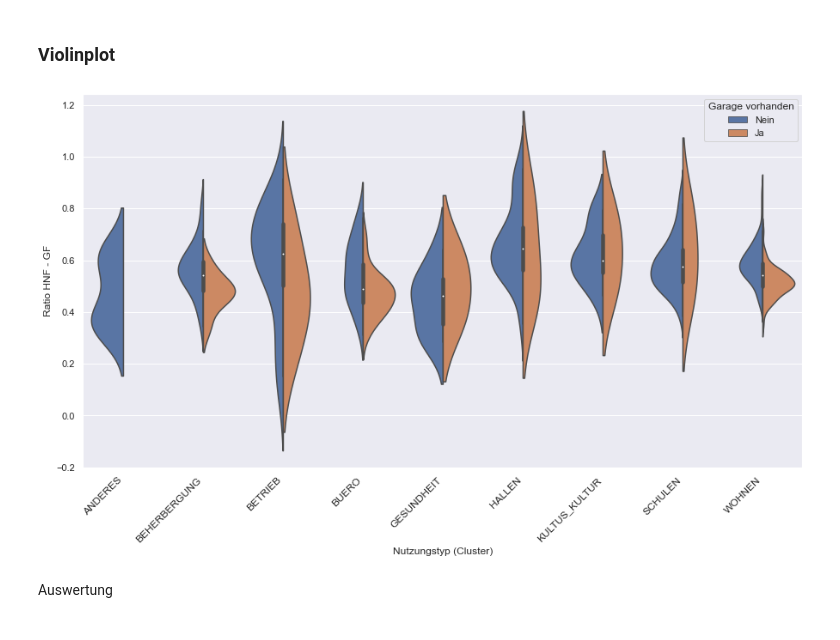
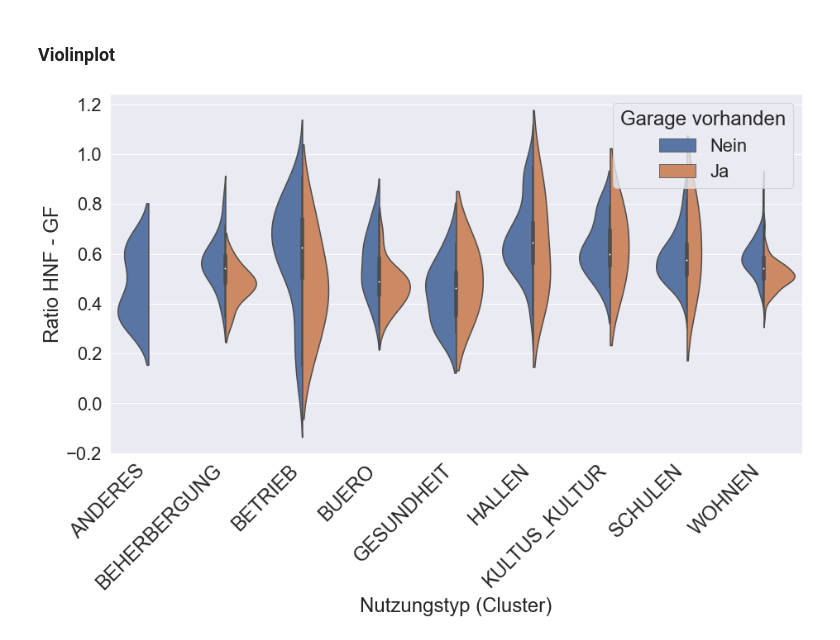
Before and after one commit to FHNW-RW/ip5-metriken-bauwesen, a Jupyter notebook: src/analysis/hnf_gf.ipynb, the cells around one changed output. Saved outputs shown, nothing was run; the diff lists cells and outputs as text; code cells hidden in the pictures.

```diff
--- a/src/analysis/hnf_gf.ipynb
+++ b/src/analysis/hnf_gf.ipynb
@@ -10,7 +10,7 @@ import src.analysis.feature_engineering.garages as grg
 import pandas as pd
 
 # set size of seaborn plots
-charts.set_plot_size(sns)
+charts.set_preferences(sns, font_scale=2)
 
 df = im.get_extended_dataset('../package/datasets/full_dataset.csv', cluster_threshold=10)
 df, usages = imp_usg.extract_usage_details(df)
@@ -140,23 +140,21 @@ data.groupby(df[c.FIELD_USAGE_CLUSTER]).describe(percentiles=[.25, 0.4, .5, .75]
 # %%
 # Add Garage Present Field
 plotData = grg.add_garage_present(df)
 
-charts.set_plot_size(sns, rc=[15,8])
-ax = sns.violinplot(x=c.FIELD_USAGE_CLUSTER, y="ratio_hnf_gf", hue=c.GARAGE_COMBINED_PRESENT, split=True, data=plotData)
+charts.set_preferences(sns, rc=[15,8], font_scale=2)
+ax = sns.violinplot(x=c.FIELD_USAGE_CLUSTER, y="ratio_hnf_gf", hue=c.FIELD_GARAGE_COMBINED_PRESENT, split=True, data=plotData)
 
 ax.set(xlabel='Nutzungstyp (Cluster)', ylabel='Ratio HNF - GF')
 ax.legend(title='Garage vorhanden', handles=ax.legend_.legendHandles, labels=['Nein', 'Ja'])
 
 plt.xticks(
     rotation=45,
     horizontalalignment='right',
     fontweight='normal',
     fontsize='medium'
 )
 
 # Save figure
-plt.savefig("exports/violin_hnf_gf_garage_clustered.png", dpi=200)
+plt.savefig("exports/violin_hnf_gf_garage_clustered.png", bbox_inches="tight", dpi=200)
 # %% [output]
-[figure, old version]
+[figure, new version]
-# %% [markdown]
-Auswertung
```
Also changed, not shown: parts of 13 cells of this notebook, 8 other files.
